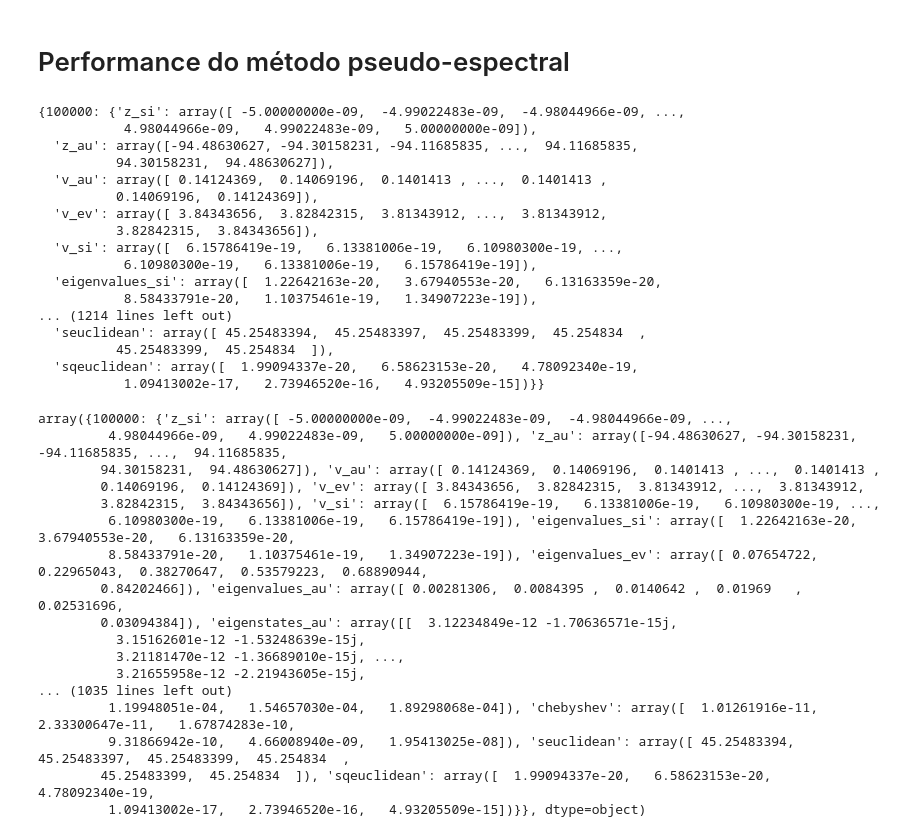
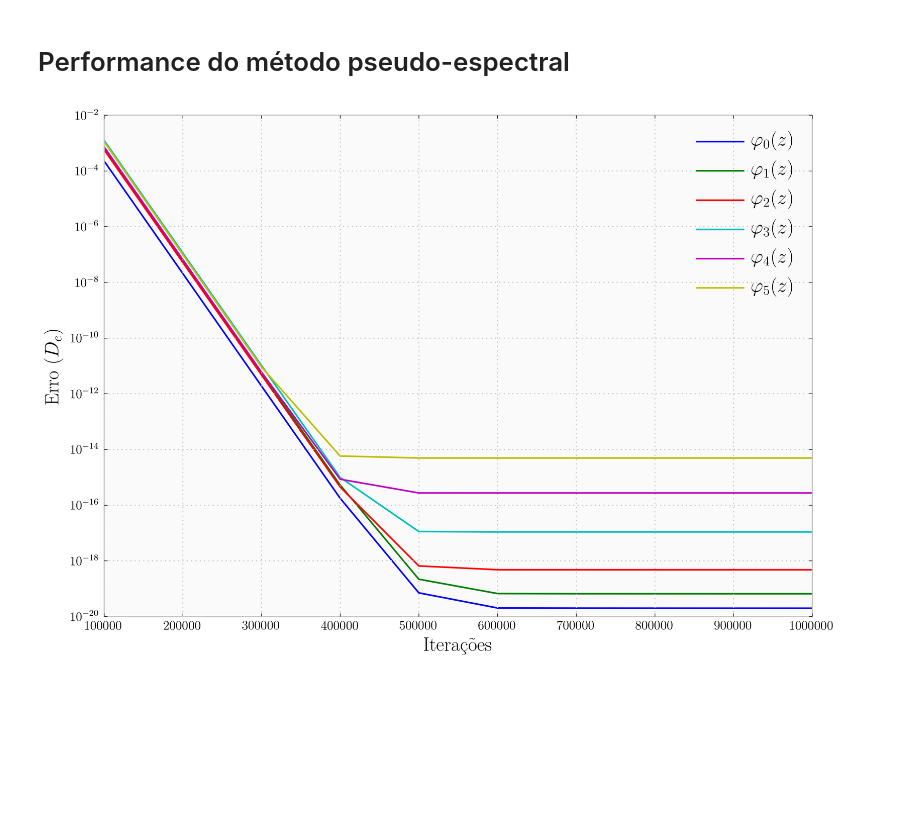
Before and after one commit to thiagolcmelo/mestrado, a Jupyter notebook: oscilador-harmonico-quantico.ipynb, the cells around one changed output. Drawn from its saved outputs; the diff is of its cells as text; code cells hidden in the pictures; blank space fills up the shorter version.

```diff
--- a/oscilador-harmonico-quantico.ipynb
+++ b/oscilador-harmonico-quantico.ipynb
@@ -448,20 +448,0 @@ for max_iteracoes in [int(1e5 * i) for i in range(1,11)]:
-# %%
-res_pe
-# %% [output]
-{100000: {'z_si': array([ -5.00000000e-09,  -4.99022483e-09,  -4.98044966e-09, ...,
-           4.98044966e-09,   4.99022483e-09,   5.00000000e-09]),
-  'z_au': array([-94.48630627, -94.30158231, -94.11685835, ...,  94.11685835,
-          94.30158231,  94.48630627]),
-  'v_au': array([ 0.14124369,  0.14069196,  0.1401413 , ...,  0.1401413 ,
-          0.14069196,  0.14124369]),
-  'v_ev': array([ 3.84343656,  3.82842315,  3.81343912, ...,  3.81343912,
-          3.82842315,  3.84343656]),
-  'v_si': array([  6.15786419e-19,   6.13381006e-19,   6.10980300e-19, ...,
-           6.10980300e-19,   6.13381006e-19,   6.15786419e-19]),
-  'eigenvalues_si': array([  1.22642163e-20,   3.67940553e-20,   6.13163359e-20,
-           8.58433791e-20,   1.10375461e-19,   1.34907223e-19]),
-... (1214 lines left out)
-  'seuclidean': array([ 45.25483394,  45.25483397,  45.25483399,  45.254834  ,
-          45.25483399,  45.254834  ]),
-  'sqeuclidean': array([  1.99094337e-20,   6.58623153e-20,   4.78092340e-19,
-           1.09413002e-17,   2.73946520e-16,   4.93205509e-15])}}
@@ -472,20 +449,15 @@ d2=np.load("res_oscilador.npy")
-# %%
-d2
-# %% [output]
-array({100000: {'z_si': array([ -5.00000000e-09,  -4.99022483e-09,  -4.98044966e-09, ...,
-         4.98044966e-09,   4.99022483e-09,   5.00000000e-09]), 'z_au': array([-94.48630627, -94.30158231, -94.11685835, ...,  94.11685835,
-        94.30158231,  94.48630627]), 'v_au': array([ 0.14124369,  0.14069196,  0.1401413 , ...,  0.1401413 ,
-        0.14069196,  0.14124369]), 'v_ev': array([ 3.84343656,  3.82842315,  3.81343912, ...,  3.81343912,
-        3.82842315,  3.84343656]), 'v_si': array([  6.15786419e-19,   6.13381006e-19,   6.10980300e-19, ...,
-         6.10980300e-19,   6.13381006e-19,   6.15786419e-19]), 'eigenvalues_si': array([  1.22642163e-20,   3.67940553e-20,   6.13163359e-20,
-         8.58433791e-20,   1.10375461e-19,   1.34907223e-19]), 'eigenvalues_ev': array([ 0.07654722,  0.22965043,  0.38270647,  0.53579223,  0.68890944,
-        0.84202466]), 'eigenvalues_au': array([ 0.00281306,  0.0084395 ,  0.0140642 ,  0.01969   ,  0.02531696,
-        0.03094384]), 'eigenstates_au': array([[  3.12234849e-12 -1.70636571e-15j,
-          3.15162601e-12 -1.53248639e-15j,
-          3.21181470e-12 -1.36689010e-15j, ...,
-          3.21655958e-12 -2.21943605e-15j,
-... (1035 lines left out)
-         1.19948051e-04,   1.54657030e-04,   1.89298068e-04]), 'chebyshev': array([  1.01261916e-11,   2.33300647e-11,   1.67874283e-10,
-         9.31866942e-10,   4.66008940e-09,   1.95413025e-08]), 'seuclidean': array([ 45.25483394,  45.25483397,  45.25483399,  45.254834  ,
-        45.25483399,  45.254834  ]), 'sqeuclidean': array([  1.99094337e-20,   6.58623153e-20,   4.78092340e-19,
-         1.09413002e-17,   2.73946520e-16,   4.93205509e-15])}}, dtype=object)
+# %%
+res = np.load("oscilador_harmonico_metodo_pseudo_espectral.npy").item()
+iteracoes = sorted(res_pe.keys())
+timers = np.array([res_pe[it]['timers'] for it in iteracoes]).T
+precisions = np.array([res_pe[it]['sqeuclidean'] for it in iteracoes]).T
+# %%
+fig, ax = plt.subplots()
+ax.set_xlabel(r'Itera\c{c}\~{o}es')
+ax.set_ylabel(r'Erro ($D_e$)')
+for i, pres in enumerate(precisions):
+    ax.semilogy(iteracoes, pres, label=r'$\varphi_{} (z)$'.format(i))
+plt.legend()
+plt.savefig('oscilador_harmonico_erro_por_iteracoes.png')
+# %% [output]
+[figure, added]
```
Also changed, not shown: parts of 5 cells of this notebook, 6 other files.
